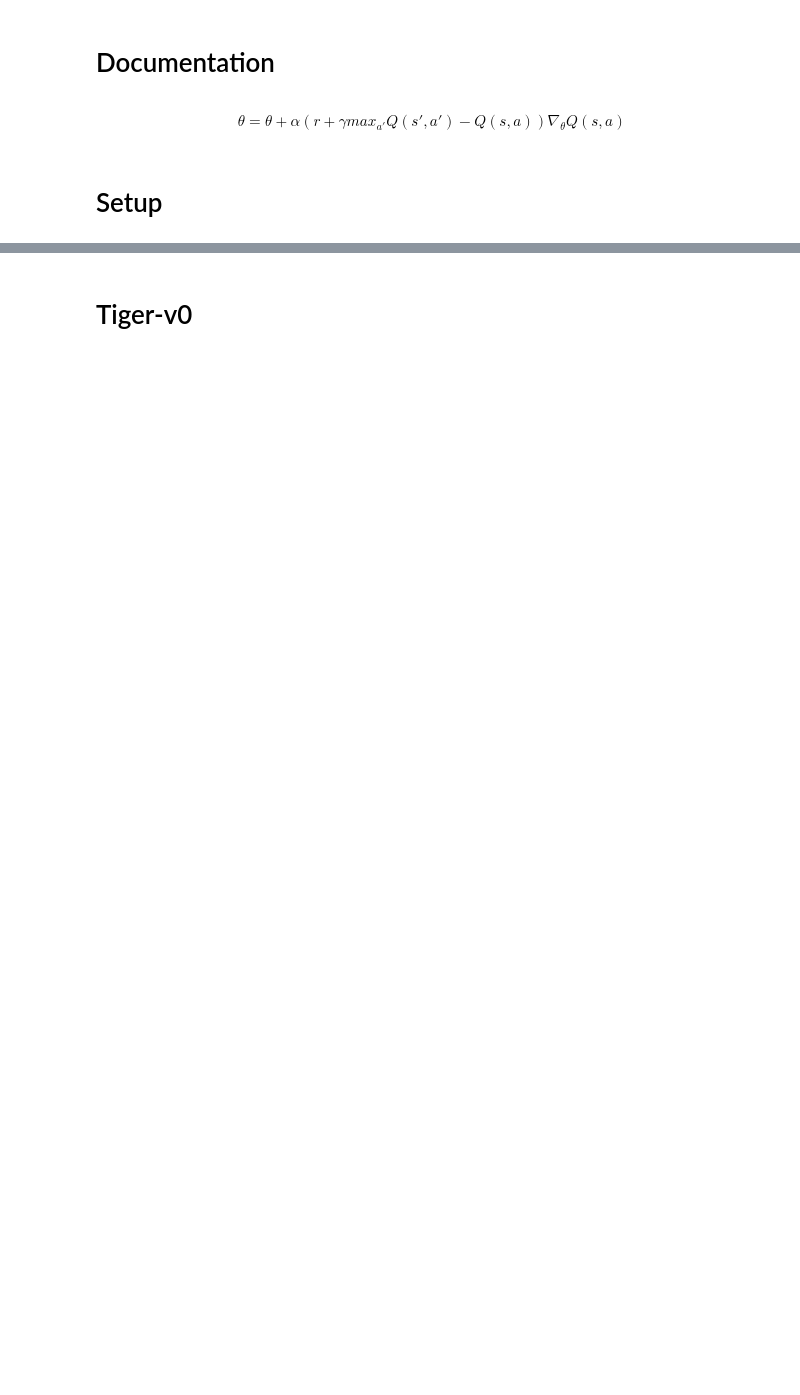
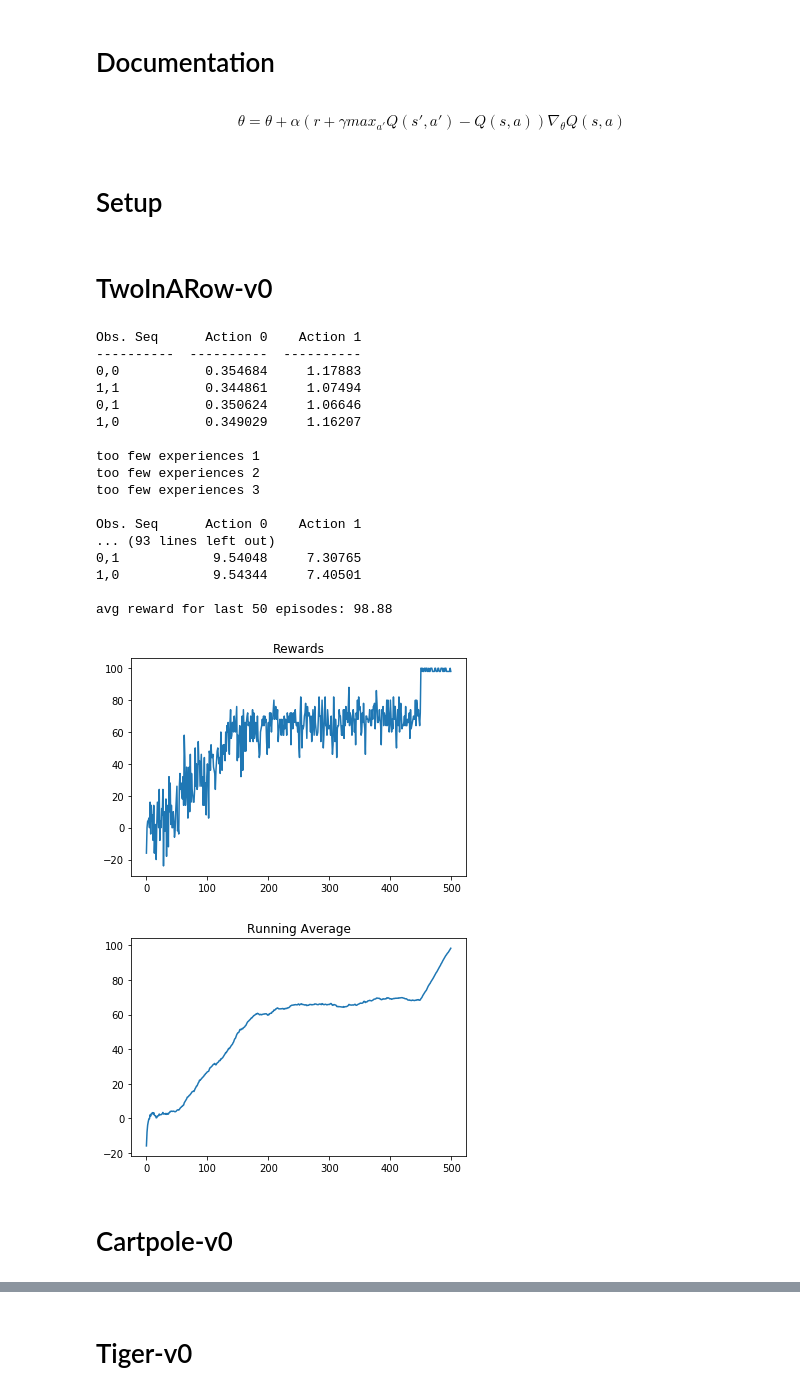
Before and after one commit to jackblandin/research, a Jupyter notebook: experiments/qlearning/dqn/dqn_seq_obs/dqn-obs-seq.ipynb, the cells around one changed output, grey strips where cells are left out. Drawn from its saved outputs; the diff is of its cells as text; code cells hidden in the pictures; blank space fills up the shorter version.

```diff
--- a/experiments/qlearning/dqn/dqn_seq_obs/dqn-obs-seq.ipynb
+++ b/experiments/qlearning/dqn/dqn_seq_obs/dqn-obs-seq.ipynb
@@ -61,3 +61,81 @@ from tabulate import tabulate
 from research.neural_networks.mlp import MLPRegressor, ReLU, Sigmoid
 from experiments.qlearning.dqn.dqn_seq_obs.numpy_seq_dqn \
     import NumpySeqDQN, play_one, main, running_avg, plot_running_avg
+# %% [markdown]
+# TwoInARow-v0
+# %%
+from copy import deepcopy
+import gym_dummy
+
+env = gym.make('TwoInARow-v0')
+env.__init__(max_steps_per_episode=100)
+copy_period = 10
+gamma = 0.9
+start_obs = env.reset()
+obs_seq_len = 2
+D = obs_seq_len * 1
+K = env.action_space.n
+hidden_layer_sizes = [3, 3]
+hidden_layer_opts = {'hidden_layer_sizes': hidden_layer_sizes,
+                     'Z': Sigmoid(),
+                     'learning_rate': 1e-2,
+                     'mu': .7}
+model = NumpySeqDQN(env, D, K, hidden_layer_opts, gamma, obs_seq_len,
+                    start_obs, min_experiences=4)
+
+N = 500
+totalrewards = np.zeros(N)
+
+
+print(model)
+
+window = int(N/10)
+for n in range(N):
+    if n >= (N - window):
+        eps = 0
+    else:
+        eps = 1.0/(n+1)**.2
+    totalreward = play_one(env, model, eps, gamma, copy_period,
+                           store_seq_counts=False)
+    totalrewards[n] = totalreward
+    if window > 0 and n % window == 0:
+        print(model)
+        ravg = running_avg(totalrewards, n, window)
+        print('episode:', n,
+              'total reward:', totalreward,
+              'eps:', eps,
+              'avg reward (last {}):'.format(window), ravg)
+
+print(model)
+
+
+print('avg reward for last {} episodes:'.format(window),
+      totalrewards[-window:].mean())
+
+plt.plot(totalrewards)
+plt.title("Rewards")
+plt.show()
+
+plot_running_avg(totalrewards, window)
+# %% [output]
+Obs. Seq      Action 0    Action 1
+----------  ----------  ----------
+0,0           0.354684     1.17883
+1,1           0.344861     1.07494
+0,1           0.350624     1.06646
+1,0           0.349029     1.16207
+
+too few experiences 1
+too few experiences 2
+too few experiences 3
+
+Obs. Seq      Action 0    Action 1
+... (93 lines left out)
+0,1            9.54048     7.30765
+1,0            9.54344     7.40501
+
+avg reward for last 50 episodes: 98.88
+[figure, added]
+[figure, added]
+# %% [markdown]
+# Cartpole-v0
```
Also changed, not shown: parts of 10 cells of this notebook, 4 other files.
